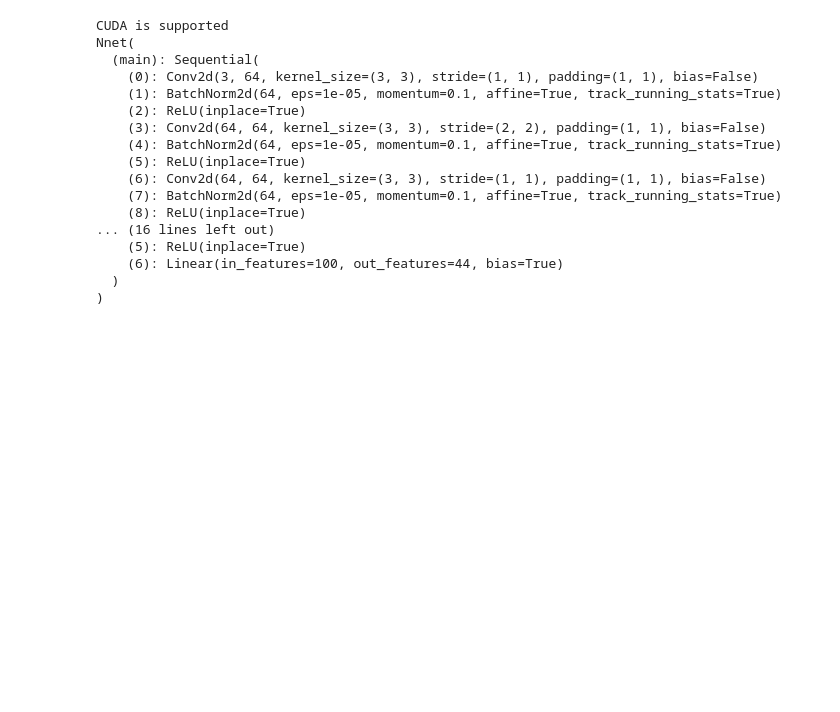
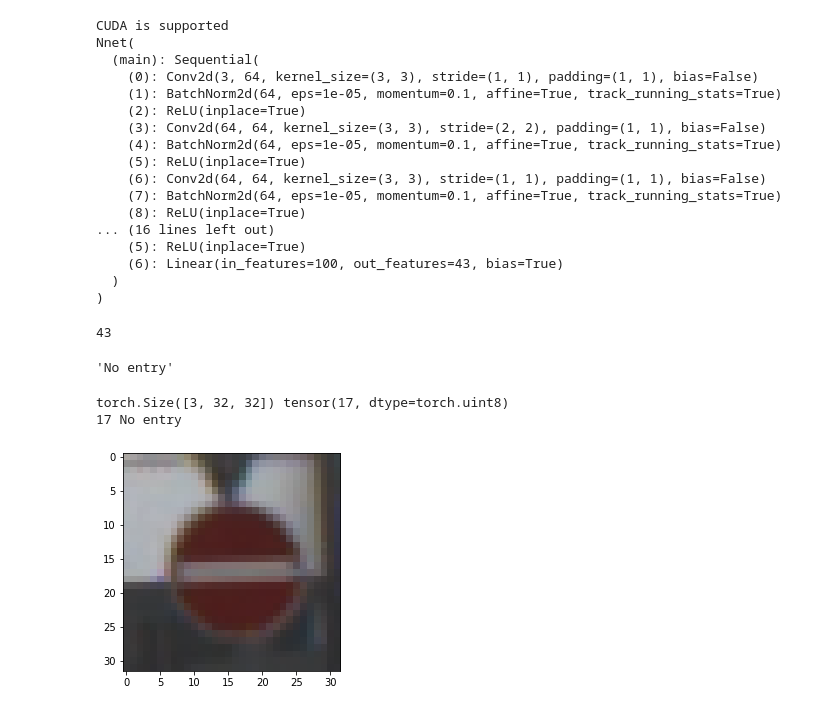
Before and after one commit to ando3pan/TrafficSignsClassifier, a Jupyter notebook: CNN.ipynb, the cells around one changed output. Cells and saved outputs as stored; diff of their text form; code cells hidden in the pictures; blank space fills up the shorter version.

```diff
--- a/CNN.ipynb
+++ b/CNN.ipynb
@@ -27,14 +27,14 @@ else: # Otherwise, train on the CPU
     extras = False
     print("CUDA NOT supported")
 
-# net=Nnet()
+net=Nnet()
 
-# if torch.cuda.device_count() > 1:
-#     print("Let's use", torch.cuda.device_count(), "GPUs!")
-#     net = nn.DataParallel(net)
+if torch.cuda.device_count() > 1:
+    print("Let's use", torch.cuda.device_count(), "GPUs!")
+    net = nn.DataParallel(net)
 
-# net.to(computing_device)
-net=Nnet().to(computing_device)
+net.to(computing_device)
+# net=Nnet().to(computing_device)
 net.apply(weights_init)
 
 # Print the model
@@ -61,19 +61,38 @@ Nnet(
     (8): ReLU(inplace=True)
 ... (16 lines left out)
     (5): ReLU(inplace=True)
-    (6): Linear(in_features=100, out_features=44, bias=True)
+    (6): Linear(in_features=100, out_features=43, bias=True)
   )
 )
 # %%
 transform = transforms.Compose([transforms.Resize(32), transforms.CenterCrop(32), transforms.ToTensor()])
-train_set = loader('train.pickle', transform=transform)
-valid_set = loader('valid.pickle', transform=transform)
+trainset = loader('train.pickle', transform=transform)
+validset = loader('valid.pickle', transform=transform)
 
 batch_size = 100
-random_seed= 42 #should be torch.manuel_seed(42) ?
-shuffling = True
+random_seed= 196801 #should be torch.manuel_seed(42) ?
+
+shuffle_dataset = True
+
+tsize = len(trainset)
+vsize = len(validset)
+tidxs = list(range(tsize))
+vidxs = list(range(vsize))
+
+if shuffle_dataset :
+    np.random.seed(random_seed)
+    np.random.shuffle(tidxs)
+
+    np.random.seed(random_seed)
+    np.random.shuffle(vidxs)
+
+tsampler = SubsetRandomSampler(tidxs)
+vsampler = SubsetRandomSampler(vidxs)
 
 
 #make shuffle true for real training
-train_loader = torch.utils.data.DataLoader(train_set, batch_size=batch_size, shuffle=shuffling)
-valid_loader = torch.utils.data.DataLoader(valid_set, batch_size=batch_size, shuffle=shuffling)
+train = torch.utils.data.DataLoader(trainset, batch_size=batch_size,
+                                    sampler=tsampler)
+
+valid = torch.utils.data.DataLoader(validset, batch_size=batch_size,
+                                    sampler=vsampler)
@@ -79,0 +102,23 @@ valid_loader = torch.utils.data.DataLoader(valid_set, batch_size=batch_size, shu
+# %%
+len(label_names)
+# %% [output]
+43
+# %%
+label_names[17]
+# %% [output]
+'No entry'
+# %%
+j = 1
+torch.manual_seed(random_seed)
+for i, (images, labels) in enumerate(train, 0):
+    print(images[j].shape, labels[j])
+    img = transforms.ToPILImage()(images[j]).convert("RGB")
+
+    cls = labels[j].item()
+    print(cls, label_names[cls])
+    imshow(img)
+    break
+# %% [output]
+torch.Size([3, 32, 32]) tensor(17, dtype=torch.uint8)
+17 No entry
+[figure, added]
```
Also changed, not shown: parts of 14 cells of this notebook, 2 other files.
